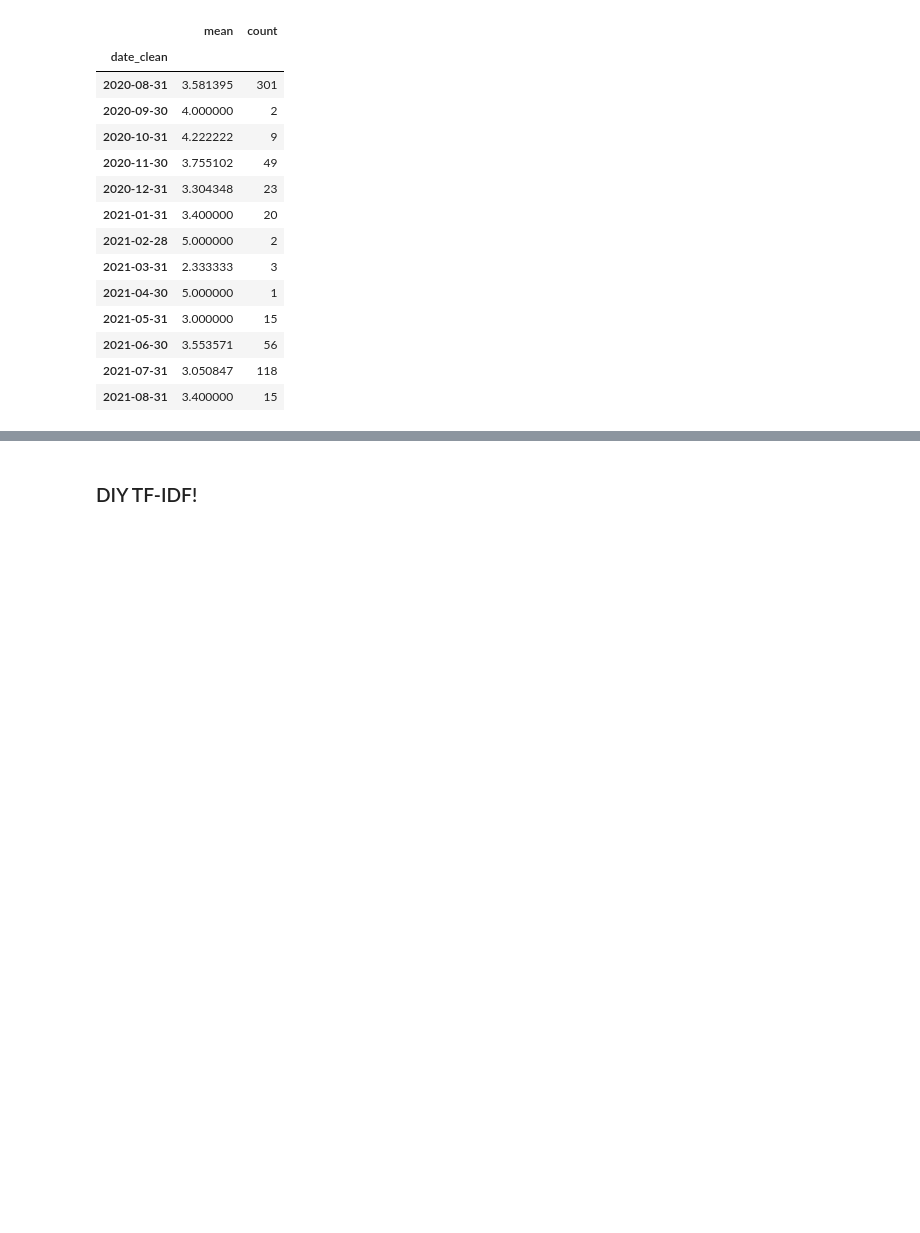
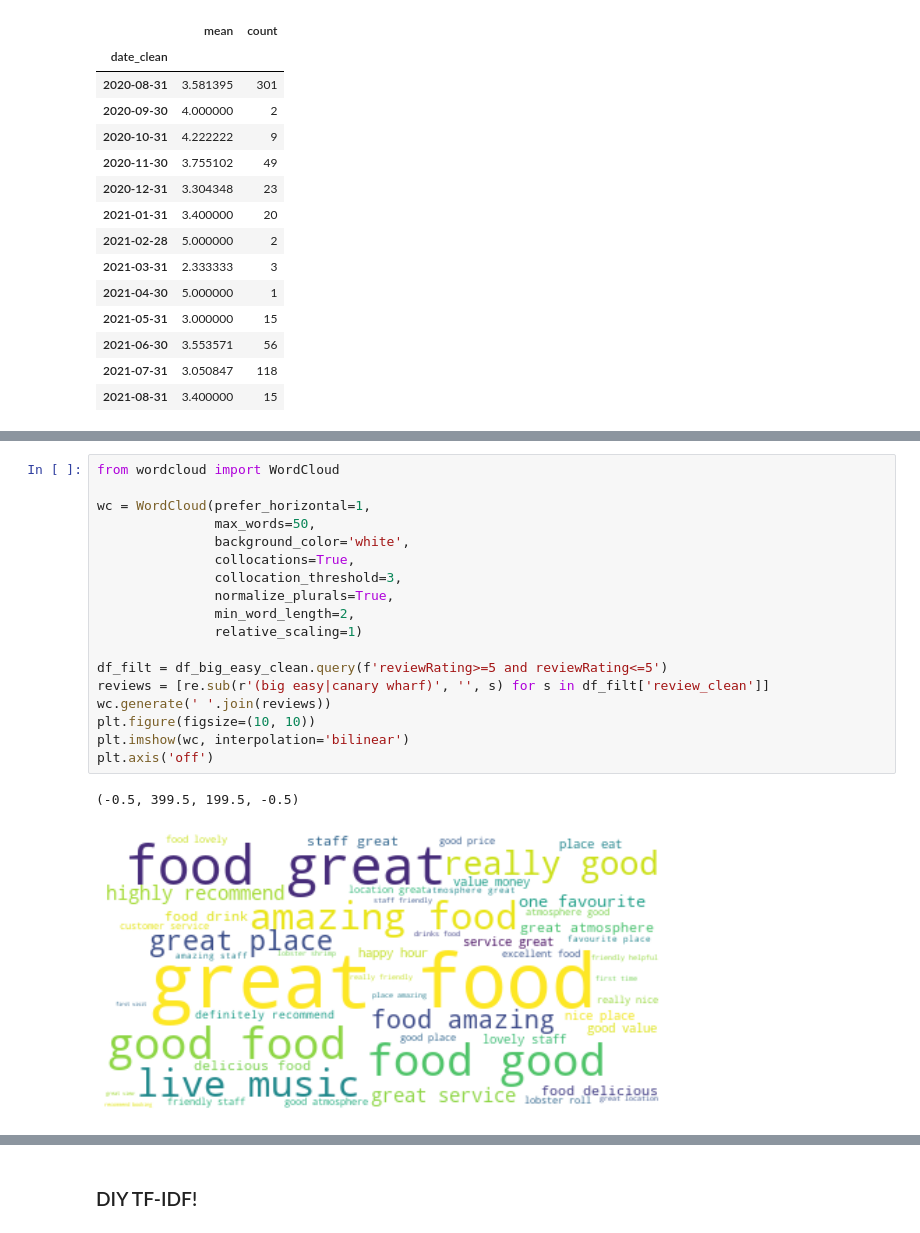
Before and after one commit to jack-cook-repo/reviews-tool, a Jupyter notebook: notebooks/Big Easy CW Reviews (Google cleaned data).ipynb, the cells around one changed output, grey strips where cells are left out. Cells and saved outputs as stored; diff of their text form; blank space fills up the shorter version.

```diff
--- a/notebooks/Big Easy CW Reviews (Google cleaned data).ipynb
+++ b/notebooks/Big Easy CW Reviews (Google cleaned data).ipynb
@@ -151,3 +160,24 @@ df_big_easy_clean[df_big_easy_clean['review_clean'].str.contains('big easy')].sh
+# %%
+from wordcloud import WordCloud
+
+wc = WordCloud(prefer_horizontal=1,
+               max_words=50,
+               background_color='white',
+               collocations=True,
+               collocation_threshold=3,
+               normalize_plurals=True,
+               min_word_length=2,
+               relative_scaling=1)
+
+df_filt = df_big_easy_clean.query(f'reviewRating>=5 and reviewRating<=5')
+reviews = [re.sub(r'(big easy|canary wharf)', '', s) for s in df_filt['review_clean']]
+wc.generate(' '.join(reviews))
+plt.figure(figsize=(10, 10))
+plt.imshow(wc, interpolation='bilinear')
+plt.axis('off')
+# %% [output]
+(-0.5, 399.5, 199.5, -0.5)
+[figure, added]
 # %%
 from sklearn.feature_extraction.text import CountVectorizer, TfidfVectorizer
 
```
Also changed, not shown: parts of 20 cells of this notebook, 3 other files.
